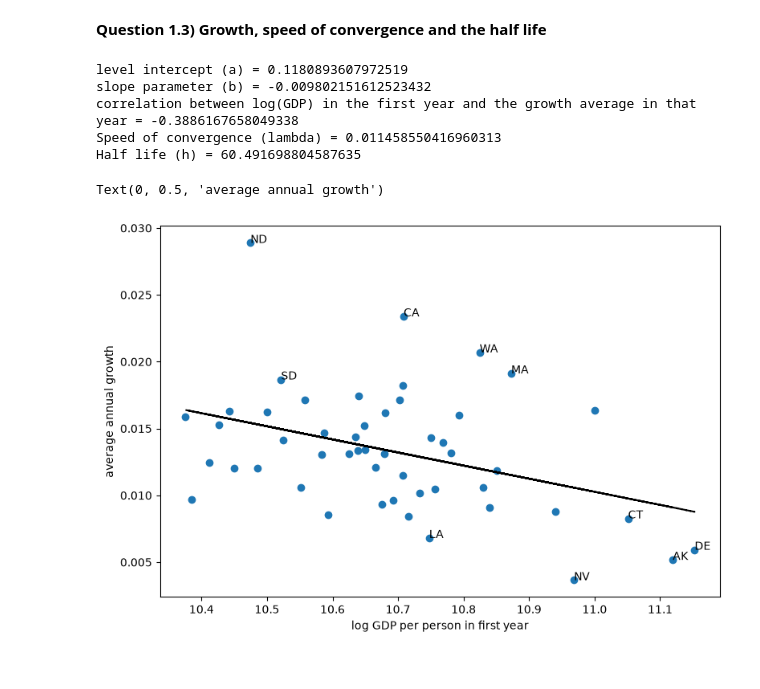
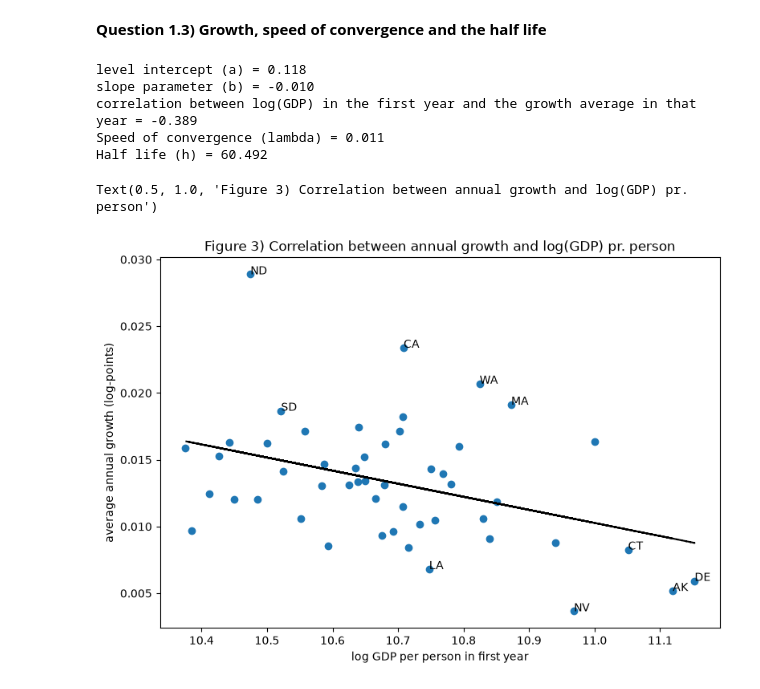
Before and after one commit to NumEconCopenhagen/projects-2024-group67, a Jupyter notebook: Exam/exam_notebook.ipynb, the cells around one changed output. Drawn from its saved outputs; the diff is of its cells as text; code cells hidden in the pictures.

```diff
--- a/Exam/exam_notebook.ipynb
+++ b/Exam/exam_notebook.ipynb
@@ -191,44 +191,46 @@ The overall pattern is fluctuating with no clear trend. It starts at 0.1833 in 1
 logy = np.log(y)
 T = tlast - tfirst
 
 # b. calculating the average growth rate
 g = (logy.loc[tlast] - logy.loc[tfirst]) / T
 
 # c. fitting the regression line using polyfit.
 x = logy.loc[tfirst]
 b, a = np.polyfit(x, g, 1) # b specifies the slope parameter, whereas a specifies the level intercept of the OLS regression
 
 # d. correlation between log(GDP) in the first year and the growth rate in that year
 corr = x.corr(g)
 
 # e. deriving the speed of convergence and the half life
 lamb = -np.log(1 + b*T) / T
 h = np.log(2) / lamb
 
 # f. printing our computations
-print('level intercept (a) =', a)
-print('slope parameter (b) =', b)
-print('correlation between log(GDP) in the first year and the growth average in that year =', corr)
-print('Speed of convergence (lambda) =', lamb)
-print('Half life (h) =', h)
+print(f'level intercept (a) = {a:.3f}')
+print(f'slope parameter (b) = {b:.3f}')
+print(f'correlation between log(GDP) in the first year and the growth average in that year = {corr:.3f}')
+print(f'Speed of convergence (lambda) = {lamb:.3f}')
+print(f'Half life (h) = {h:.3f}')
 
 # g. Scatterplot with the regression line
 fig = plt.figure(figsize=(9,6))
 ax = fig.add_subplot(1,1,1)
 ax.scatter(x, g)
-ax.plot(x, a + b*x, color='black', ls='--')
+ax.plot(x, (a + b*x), color='black', ls='--')
 
 # h. labeling the 5 highest and 5 lowest growth states in the scatterplot
 for state in list(g.sort_values().index[:5]) + list(g.sort_values().index[-5:]):
     ax.annotate(state, (x[state], g[state]))
 
 ax.set_xlabel('log GDP per person in first year')
-ax.set_ylabel('average annual growth')
+ax.set_ylabel('average annual growth (log-points)')
+
+plt.title("Figure 3) Correlation between annual growth and log(GDP) pr. person")
 # %% [output]
-level intercept (a) = 0.1180893607972519
-slope parameter (b) = -0.009802151612523432
-correlation between log(GDP) in the first year and the growth average in that year = -0.3886167658049338
-Speed of convergence (lambda) = 0.011458550416960313
-Half life (h) = 60.491698804587635
+level intercept (a) = 0.118
+slope parameter (b) = -0.010
+correlation between log(GDP) in the first year and the growth average in that year = -0.389
+Speed of convergence (lambda) = 0.011
+Half life (h) = 60.492
-Text(0, 0.5, 'average annual growth')
+Text(0.5, 1.0, 'Figure 3) Correlation between annual growth and log(GDP) pr. person')
-[figure, old version]
+[figure, new version]
```
Also changed, not shown: parts of 3 cells of this notebook.
